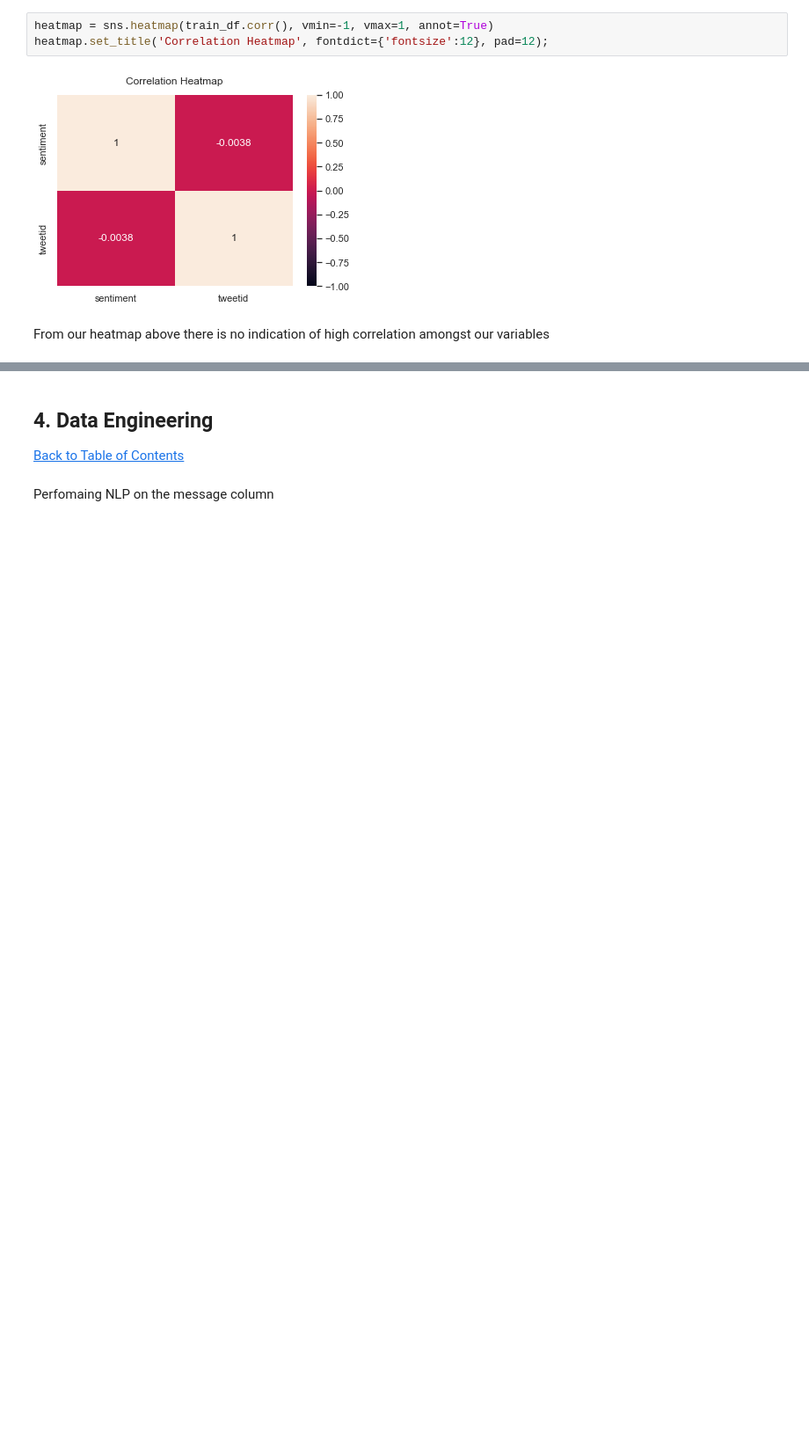
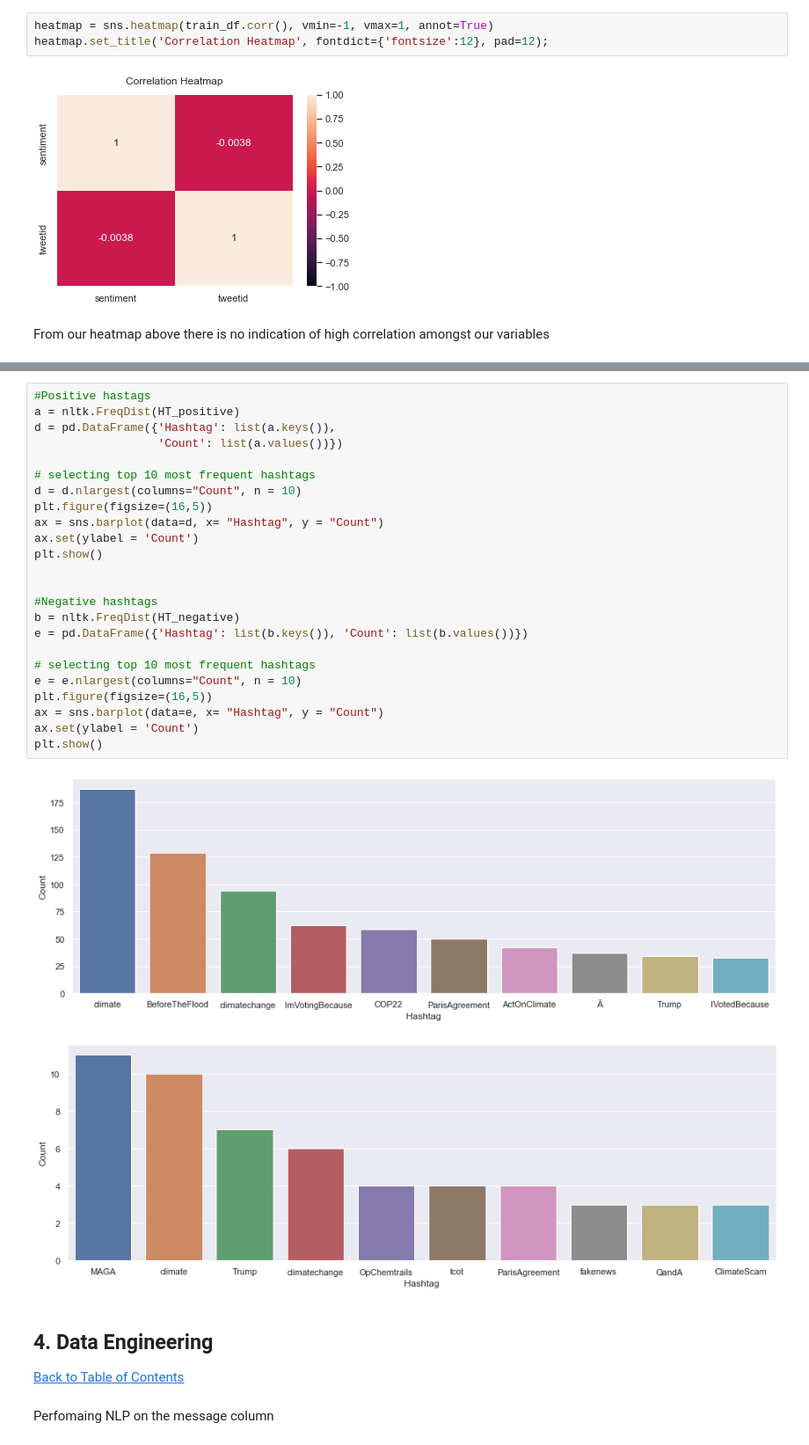
Before and after one commit to debangselaelo/JS1classification-predict-streamlit-template, a Jupyter notebook: ClassificationJS1.ipynb, the cells around one changed output, grey strips where cells are left out. Shown at 88% size. Cells and saved outputs as stored; diff of their text form; blank space fills up the shorter version.

```diff
--- a/ClassificationJS1.ipynb
+++ b/ClassificationJS1.ipynb
@@ -220,3 +284,30 @@ From our heatmap above there is no indication of high correlation amongst our va
+# %%
+#Positive hastags
+a = nltk.FreqDist(HT_positive)
+d = pd.DataFrame({'Hashtag': list(a.keys()),
+                  'Count': list(a.values())})
+
+# selecting top 10 most frequent hashtags
+d = d.nlargest(columns="Count", n = 10)
+plt.figure(figsize=(16,5))
+ax = sns.barplot(data=d, x= "Hashtag", y = "Count")
+ax.set(ylabel = 'Count')
+plt.show()
+
+
+#Negative hashtags
+b = nltk.FreqDist(HT_negative)
+e = pd.DataFrame({'Hashtag': list(b.keys()), 'Count': list(b.values())})
+
+# selecting top 10 most frequent hashtags
+e = e.nlargest(columns="Count", n = 10)
+plt.figure(figsize=(16,5))
+ax = sns.barplot(data=e, x= "Hashtag", y = "Count")
+ax.set(ylabel = 'Count')
+plt.show()
+# %% [output]
+[figure, added]
+[figure, added]
 # %% [markdown]
 <a id="four"></a>
 ## 4. Data Engineering
```
Also changed, not shown: parts of 82 cells of this notebook.
